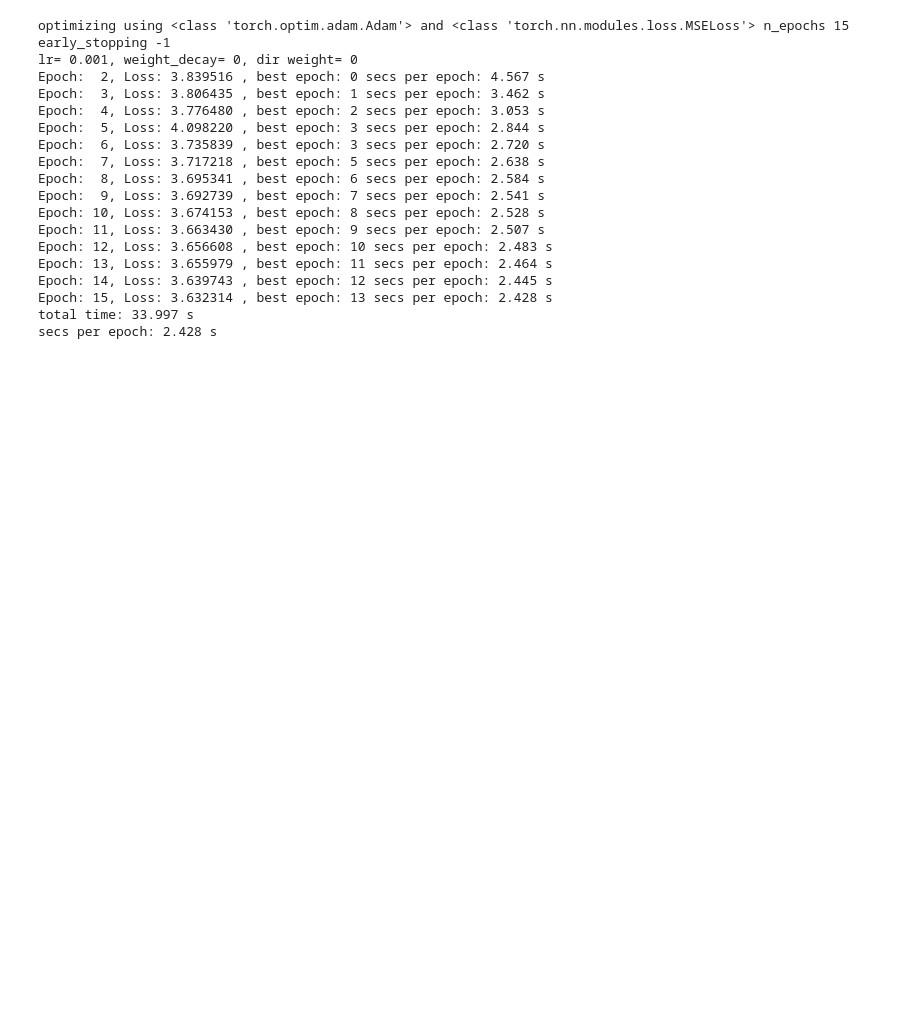
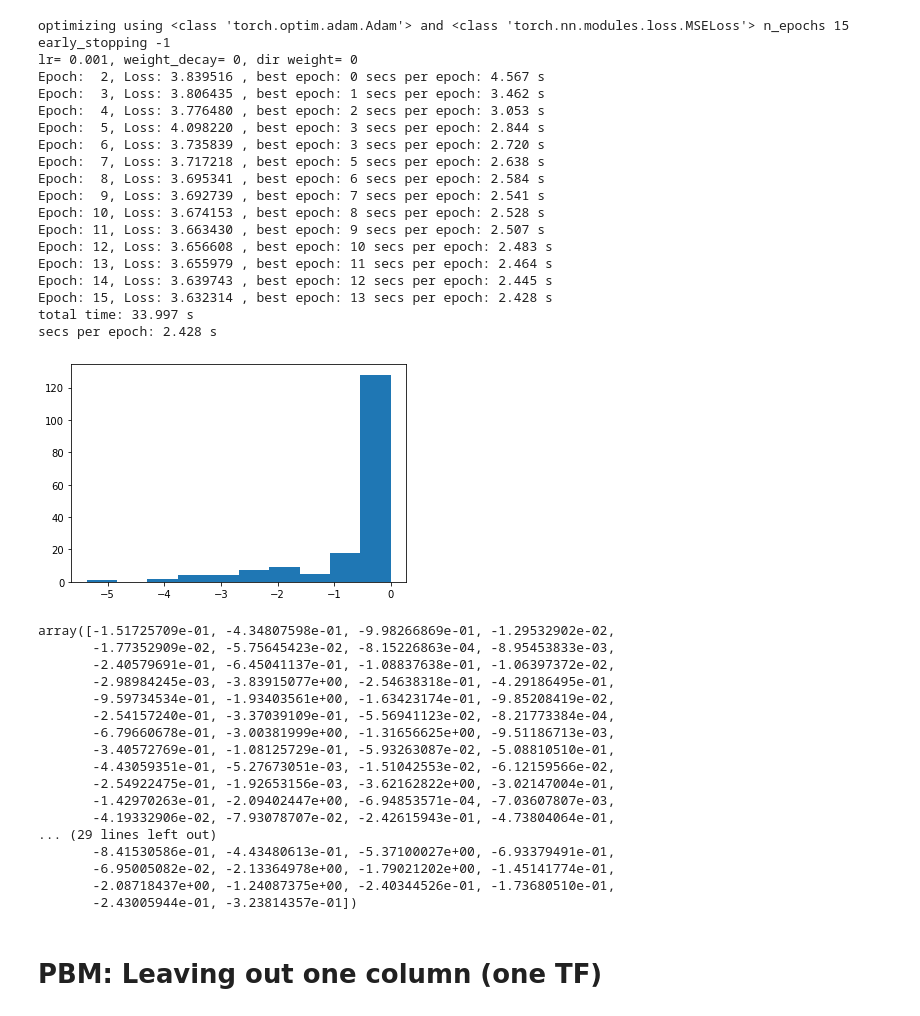
Before and after one commit to theislab/mubind, a Jupyter notebook: notebooks/21_model_refinement_tests.ipynb, the cells around one changed output. Saved outputs shown, nothing was run; the diff lists cells and outputs as text; code cells hidden in the pictures; blank space fills up the shorter version.

Commit message:
adding R2 per protein

```diff
--- a/notebooks/21_model_refinement_tests.ipynb
+++ b/notebooks/21_model_refinement_tests.ipynb
@@ -147,3 +147,26 @@ Epoch: 14, Loss: 3.639743 , best epoch: 12 secs per epoch: 2.445 s
 Epoch: 15, Loss: 3.632314 , best epoch: 13 secs per epoch: 2.428 s
 total time: 33.997 s
 secs per epoch: 2.428 s
+# %%
+mb.pl.R2_per_protein(model, train, device)
+# %% [output]
+[figure, added]
+array([-1.51725709e-01, -4.34807598e-01, -9.98266869e-01, -1.29532902e-02,
+       -1.77352909e-02, -5.75645423e-02, -8.15226863e-04, -8.95453833e-03,
+       -2.40579691e-01, -6.45041137e-01, -1.08837638e-01, -1.06397372e-02,
+       -2.98984245e-03, -3.83915077e+00, -2.54638318e-01, -4.29186495e-01,
+       -9.59734534e-01, -1.93403561e+00, -1.63423174e-01, -9.85208419e-02,
+       -2.54157240e-01, -3.37039109e-01, -5.56941123e-02, -8.21773384e-04,
+       -6.79660678e-01, -3.00381999e+00, -1.31656625e+00, -9.51186713e-03,
+       -3.40572769e-01, -1.08125729e-01, -5.93263087e-02, -5.08810510e-01,
+       -4.43059351e-01, -5.27673051e-03, -1.51042553e-02, -6.12159566e-02,
+       -2.54922475e-01, -1.92653156e-03, -3.62162822e+00, -3.02147004e-01,
+       -1.42970263e-01, -2.09402447e+00, -6.94853571e-04, -7.03607807e-03,
+       -4.19332906e-02, -7.93078707e-02, -2.42615943e-01, -4.73804064e-01,
+... (29 lines left out)
+       -8.41530586e-01, -4.43480613e-01, -5.37100027e+00, -6.93379491e-01,
+       -6.95005082e-02, -2.13364978e+00, -1.79021202e+00, -1.45141774e-01,
+       -2.08718437e+00, -1.24087375e+00, -2.40344526e-01, -1.73680510e-01,
+       -2.43005944e-01, -3.23814357e-01])
+# %% [markdown]
+# PBM: Leaving out one column (one TF)
```
Also changed, not shown: parts of 4 cells of this notebook, 3 other files.
